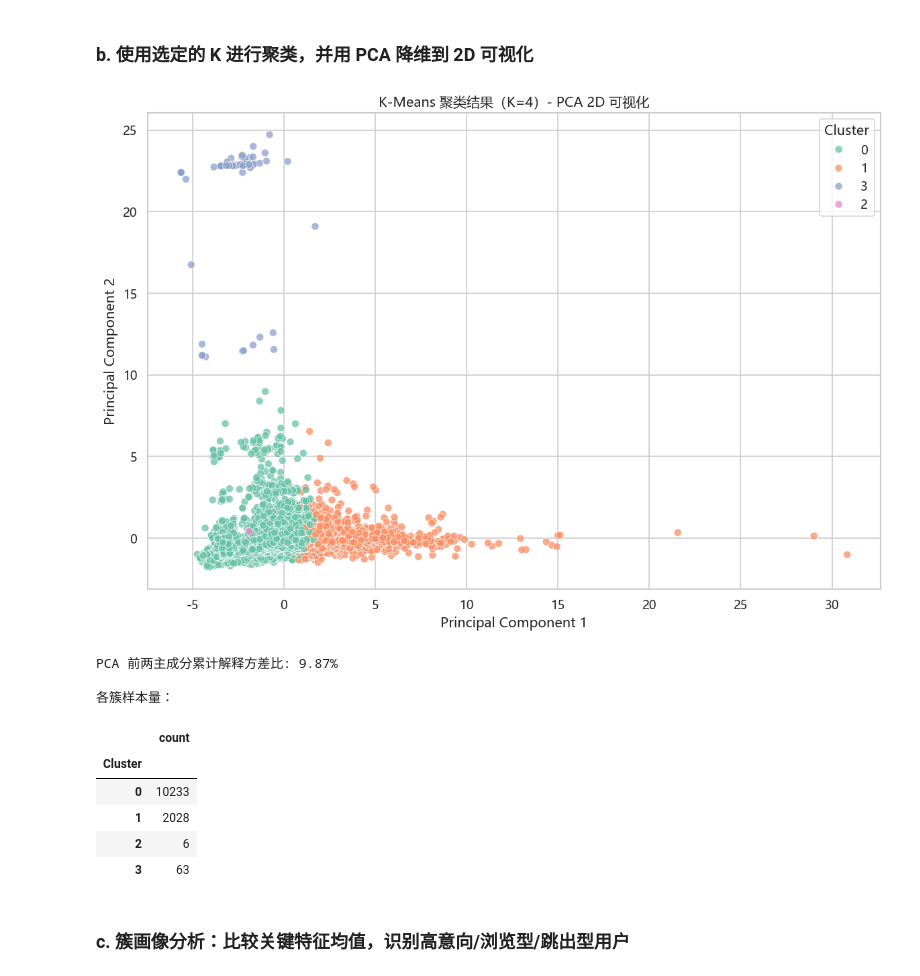
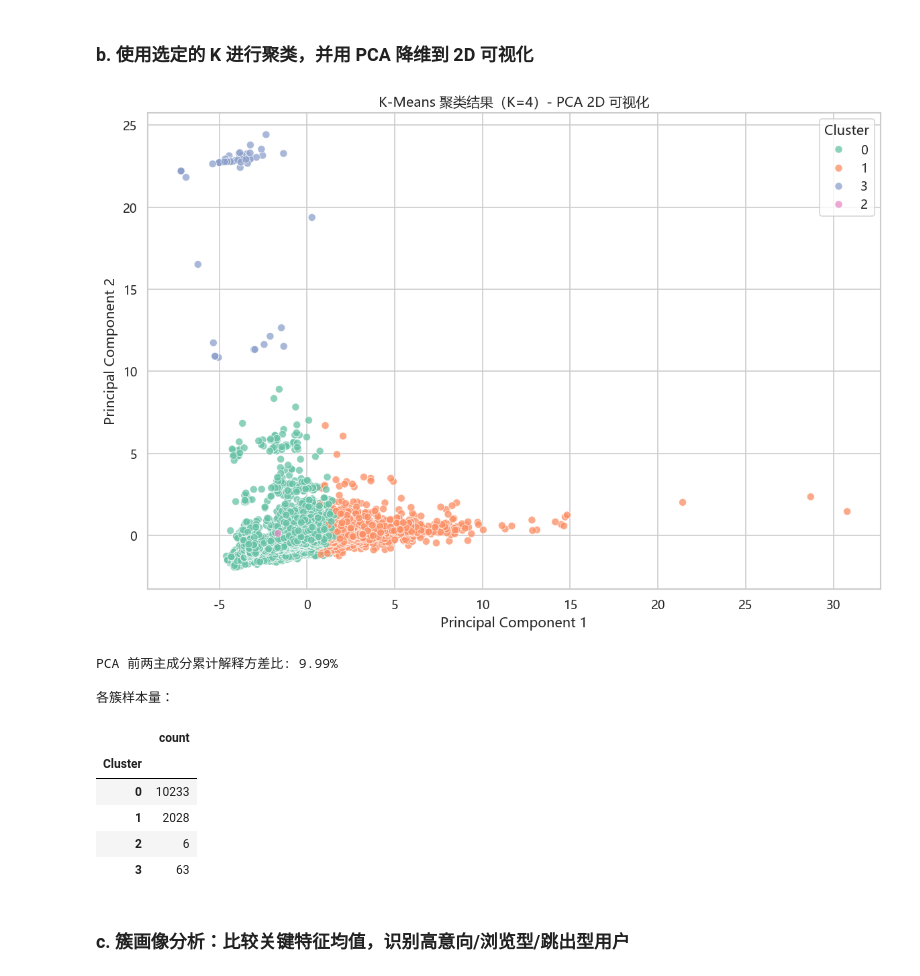
Before and after one commit to james0769-cmd/Online-Shoppers-Intention-Analysis, a Jupyter notebook: Online Shoppers Intention Analysis.ipynb, the cells around one changed output. Saved outputs shown, nothing was run; the diff lists cells and outputs as text; code cells hidden in the pictures.

```diff
--- a/Online Shoppers Intention Analysis.ipynb
+++ b/Online Shoppers Intention Analysis.ipynb
@@ -482,49 +486,66 @@ kmeans_final = KMeans(n_clusters=selected_k, random_state=CONFIG["RANDOM_SEED"],
 # 只在训练集上 fit，杜绝测试集信息渗入簇中心
 kmeans_final.fit(X_train_scaled)
 
-# 用已训练的簇中心对全量数据 predict（供可视化和画像使用）
-cluster_labels = pd.Series(
-    kmeans_final.predict(X_cluster_scaled),
-    index=X_cluster_scaled.index,
+# ---- 分别对训练/测试集 predict，避免全量拼接的数据泄漏 ----
+cluster_train = pd.Series(
+    kmeans_final.predict(X_train_scaled),
+    index=X_train_scaled.index,
     name="Cluster"
 )
+cluster_test = pd.Series(
+    kmeans_final.predict(X_test_scaled),
+    index=X_test_scaled.index,
+    name="Cluster"
+)
+cluster_labels = pd.concat([cluster_train, cluster_test]).sort_index()
 
 # 保留一个带簇标签的数据副本，避免污染原始输入
 profile_df = df.copy()
 profile_df["Cluster"] = cluster_labels
 
+# ---- PCA 只在训练集上 fit，然后分别 transform 两个集合 ----
 pca = PCA(n_components=2, random_state=CONFIG["RANDOM_SEED"])
-X_pca_2d = pca.fit_transform(X_cluster_scaled)
+pca.fit(X_train_scaled)                              # fit 仅用训练集
+X_train_pca = pca.transform(X_train_scaled)         # transform 训练集
+X_test_pca = pca.transform(X_test_scaled)           # transform 测试集
 explained = pca.explained_variance_ratio_.sum()
 
-plot_df = pd.DataFrame(X_pca_2d, columns=["PC1", "PC2"], index=X_cluster_scaled.index)
-plot_df["Cluster"] = cluster_labels.astype(str)
+# ---- 可视化：拼接已转换的 PCA 数据（转换矩阵来自训练集，不再污染） ----
+plot_train = pd.DataFrame(X_train_pca, columns=["PC1", "PC2"], index=X_train_scaled.index)
+plot_train["Cluster"] = cluster_train.astype(str)
+plot_train["Split"] = "Train"
+
+plot_test = pd.DataFrame(X_test_pca, columns=["PC1", "PC2"], index=X_test_scaled.index)
+plot_test["Cluster"] = cluster_test.astype(str)
+plot_test["Split"] = "Test"
+
+plot_df = pd.concat([plot_train, plot_test]).sort_index()
 plot_df["Revenue"] = y.astype(int).map({0: "No", 1: "Yes"})
 
 plt.figure(figsize=(10, 7))
 sns.scatterplot(
     data=plot_df,
     x="PC1",
     y="PC2",
     hue="Cluster",
     palette="Set2",
     alpha=0.75,
     s=45
 )
 plt.title(f"K-Means 聚类结果（K={selected_k}）- PCA 2D 可视化")
 plt.xlabel("Principal Component 1")
 plt.ylabel("Principal Component 2")
 plt.legend(title="Cluster")
 plt.tight_layout()
 plt.show()
 
 print(f"PCA 前两主成分累计解释方差比: {explained:.2%}")
 print("\n各簇样本量：")
 cluster_size = profile_df["Cluster"].value_counts().sort_index().to_frame(name="count")
 display(cluster_size)
 # %% [output]
-[figure, old version]
+[figure, new version]
-PCA 前两主成分累计解释方差比: 9.87%
+PCA 前两主成分累计解释方差比: 9.99%
 
 各簇样本量：
 |  | count |
```
Also changed, not shown: parts of 9 cells of this notebook, 1 other file.
